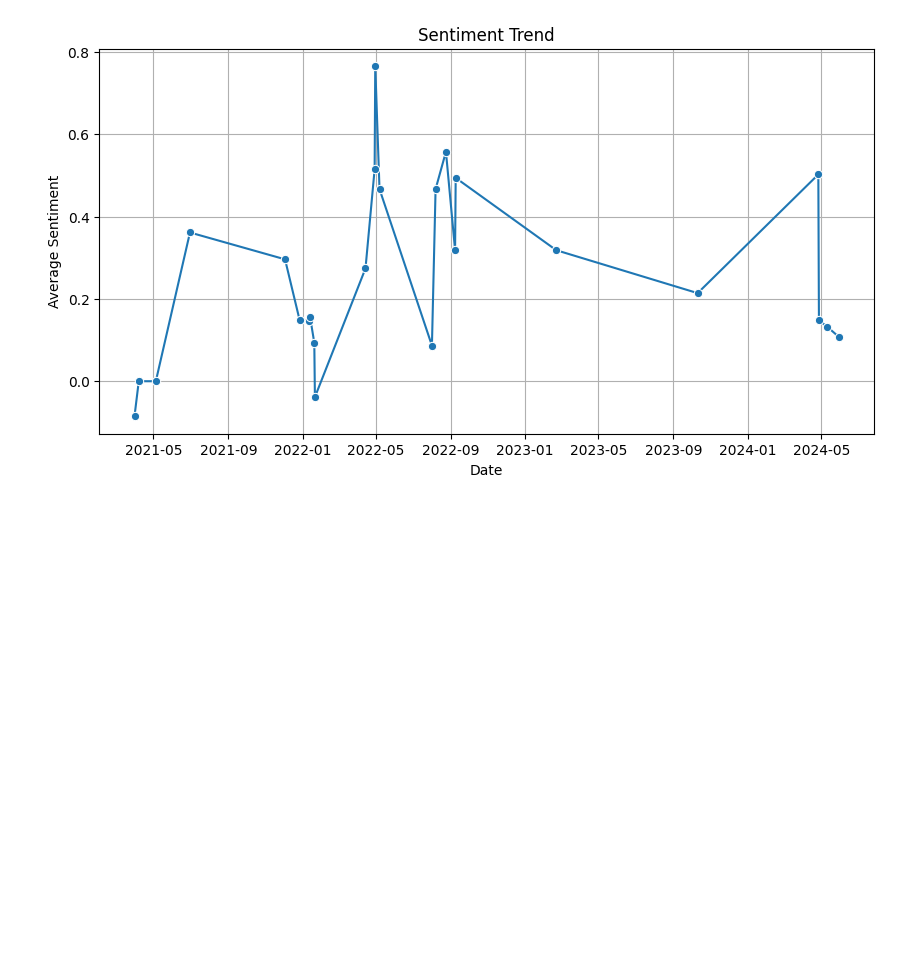
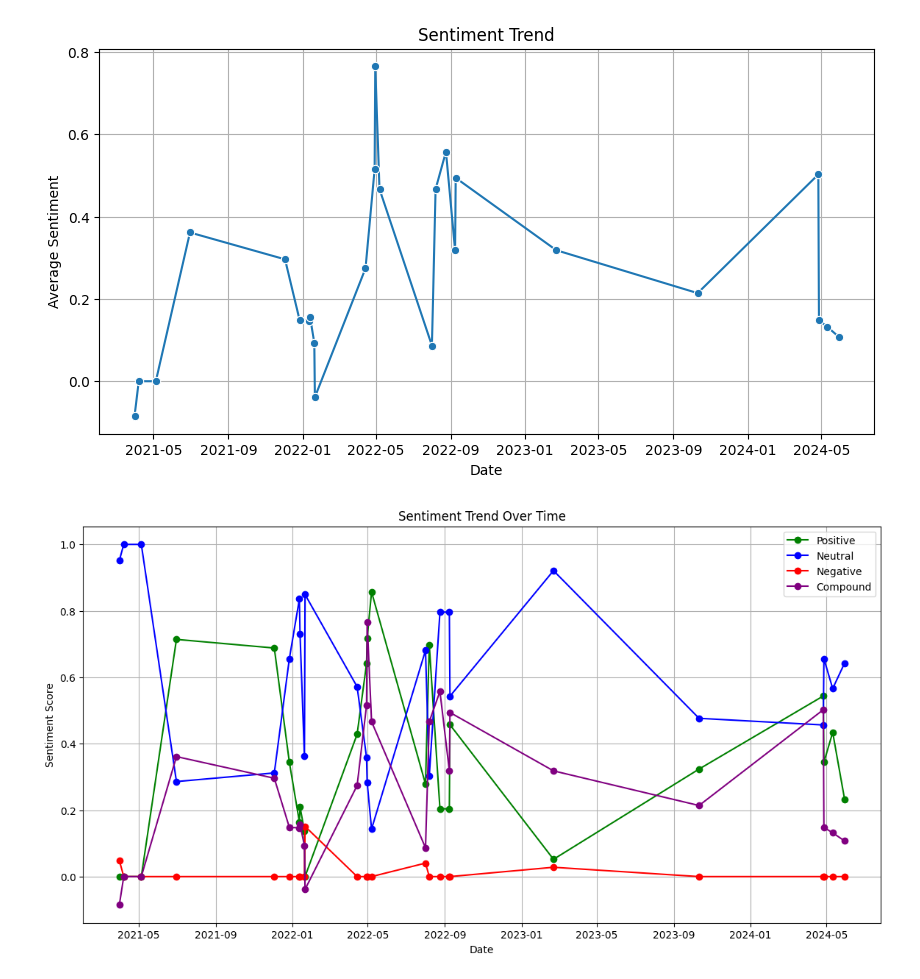
Before and after one commit to Sainithinkadarla/NLP_project, a Jupyter notebook: main.ipynb, the cells around one changed output. Drawn from its saved outputs; the diff is of its cells as text; code cells hidden in the pictures; blank space fills up the shorter version.

Commit message:
finished plotting sentiments trend over time and messages per day

```diff
--- a/main.ipynb
+++ b/main.ipynb
@@ -747,3 +747,30 @@ plt.grid(True)
 plt.show()
 # %% [output]
 [figure]
+# %%
+def get_sentiment(text):
+    sentiment = sid.polarity_scores(text)
+    return sentiment
+
+sentiments = data['Tokenized_mgs'].apply(get_sentiment)
+df = pd.concat([data, sentiments.apply(pd.Series)], axis=1)
+
+# Aggregate sentiment scores by date
+data["Date"] = pd.to_datetime(data['Date'])
+data['Date'] = data['Date'].dt.date
+daily_sentiment = df.groupby('Date')[['pos', 'neu', 'neg', 'compound']].mean().reset_index()
+
+# Plot sentiment trends
+plt.figure(figsize=(14, 7))
+plt.plot(daily_sentiment['Date'], daily_sentiment['pos'], marker='o', label='Positive', color='green')
+plt.plot(daily_sentiment['Date'], daily_sentiment['neu'], marker='o', label='Neutral', color='blue')
+plt.plot(daily_sentiment['Date'], daily_sentiment['neg'], marker='o', label='Negative', color='red')
+plt.plot(daily_sentiment['Date'], daily_sentiment['compound'], marker='o', label='Compound', color='purple')
+plt.title('Sentiment Trend Over Time')
+plt.xlabel('Date')
+plt.ylabel('Sentiment Score')
+plt.legend()
+plt.grid(True)
+plt.show()
+# %% [output]
+[figure, added]
```
Also changed, not shown: parts of 4 cells of this notebook, 1 other file.
